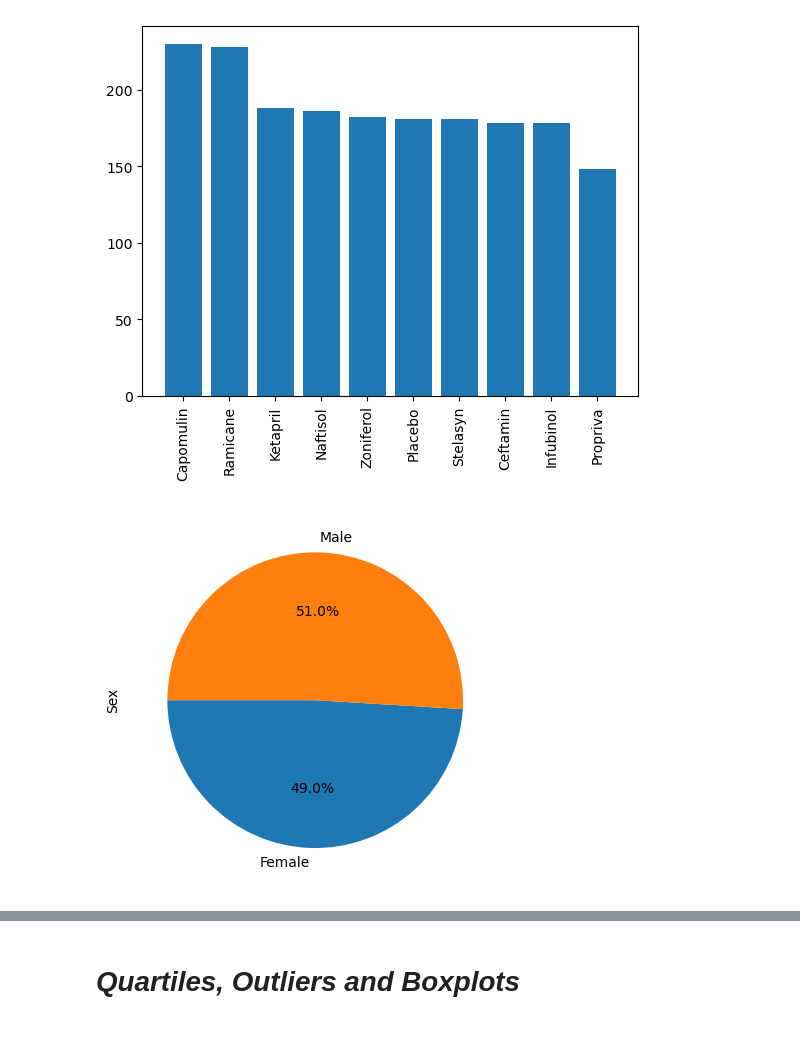
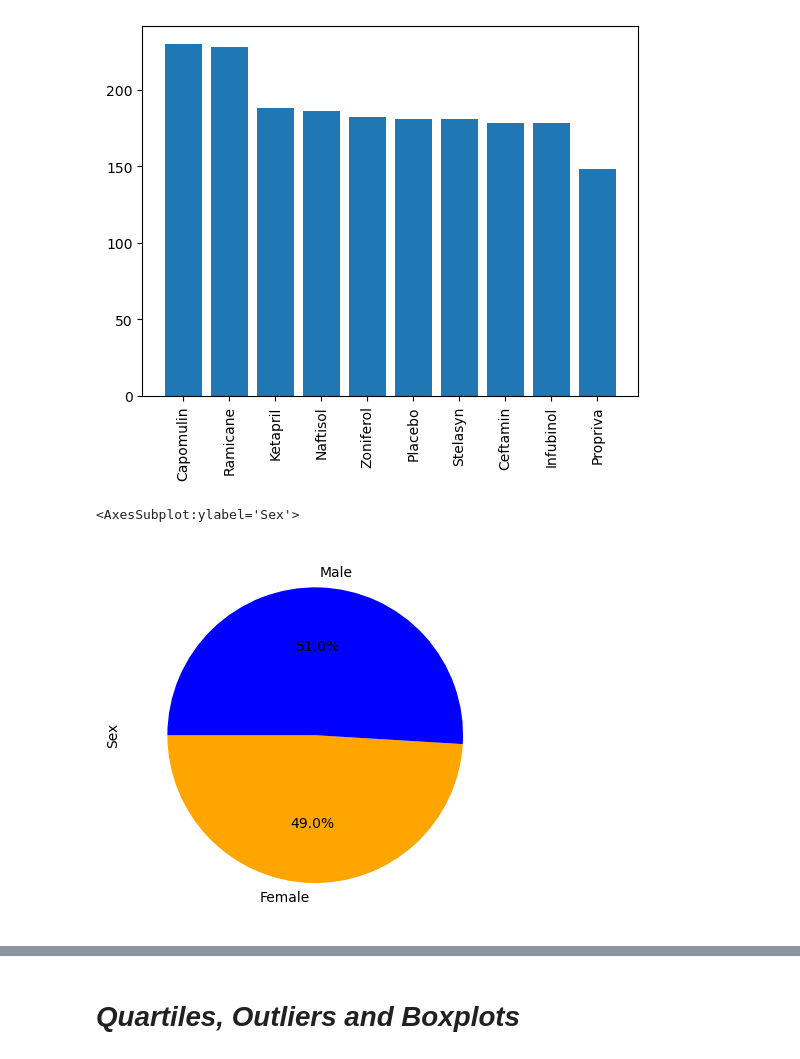
Before and after one commit to abdyraman/matplotlib-challenge, a Jupyter notebook: mouse_study_analysis.ipynb, the cells around one changed output, grey strips where cells are left out. Cells and saved outputs as stored; diff of their text form; code cells hidden in the pictures.

```diff
--- a/mouse_study_analysis.ipynb
+++ b/mouse_study_analysis.ipynb
@@ -212,11 +214,11 @@ plt.xticks(tick_locations, drugs,rotation=90)
 # %%
 # Generate a pie plot showing the distribution of female versus male mice using Pandas
 mouse_sex = cleaned_df.groupby("Sex").count()
 mouse_sex
-mouse_sex.plot(kind="pie", y="Mouse ID", legend=False, autopct="%1.1f%%",ylabel="Sex", startangle=180)
-colors=["o","b"]
+mouse_sex.plot(kind="pie", y="Mouse ID", legend=False, autopct="%1.1f%%",ylabel="Sex", startangle=180, colors=["orange","blue"])
 # %% [output]
+<AxesSubplot:ylabel='Sex'>
-[figure, old version]
+[figure, new version]
 # %%
 # Generate a pie plot showing the distribution of female versus male mice using pyplot
 mouse_sex = cleaned_df.groupby("Sex").count()
```
Also changed, not shown: parts of 11 cells of this notebook.
